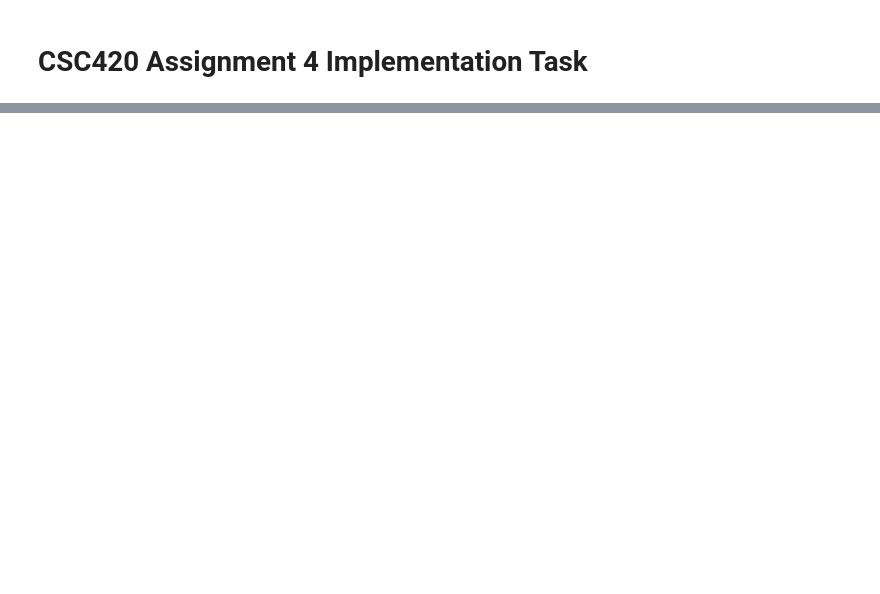
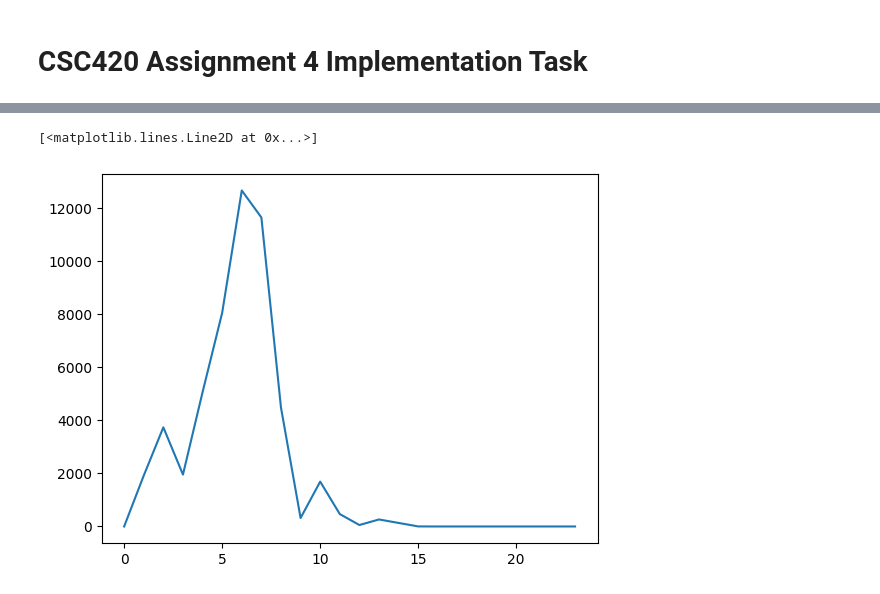
Before and after one commit to blairyeung/CSC420_Assignment_4, a Jupyter notebook: q5.ipynb, the cells around one changed output, grey strips where cells are left out. Cells and saved outputs as stored; diff of their text form; code cells hidden in the pictures; blank space fills up the shorter version.

```diff
--- a/q5.ipynb
+++ b/q5.ipynb
@@ -112 +182,40 @@ cap.release()
+# %%
+cap = cv2.VideoCapture("Q5/KylianMbappe.mp4") # video
+
+# capture one frame
+ret,frame = cap.read()
+
+# detect a face on the first frame
+face_detector = cv2.CascadeClassifier(cv2.data.haarcascades + 'haarcascade_frontalface_default.xml')
+face_boxes = face_detector.detectMultiScale(frame)
+
+if len(face_boxes)==0:
+    print('no face detected')
+    assert(False)
+
+# initialize the tracing window around the (first) detected face
+(x,y,w,h) = tuple(face_boxes[1])
+track_window = (x,y,w,h)
+
+#  region of interest for tracking
+roi = frame[y:y+h, x:x+w]
+
+# convert the roi to HSV so we can construct a histogram of Hue
+roi_gray =  cv2.cvtColor(roi, cv2.COLOR_BGR2GRAY)
+
+gradient_dir = get_gradient_direction(roi_gray)
+
+lower_red =  np.array((20.))
+upper_red =  np.array((340.))
+mask = cv2.inRange(roi_gray, lower_red, upper_red)
+# form histogram of hue in the roi
+roi_hist = cv2.calcHist([roi_gray],[0],mask,[24],[0,360])
+
+# plt.hist(roi_hist)
+# %%
+# plt.imshow(gradient_dir)
+plt.plot(roi_hist)
+# %% [output]
+[<matplotlib.lines.Line2D at 0x...>]
+[figure, added]
 # %%
```
Also changed, not shown: parts of 8 cells of this notebook, 3 other files.
